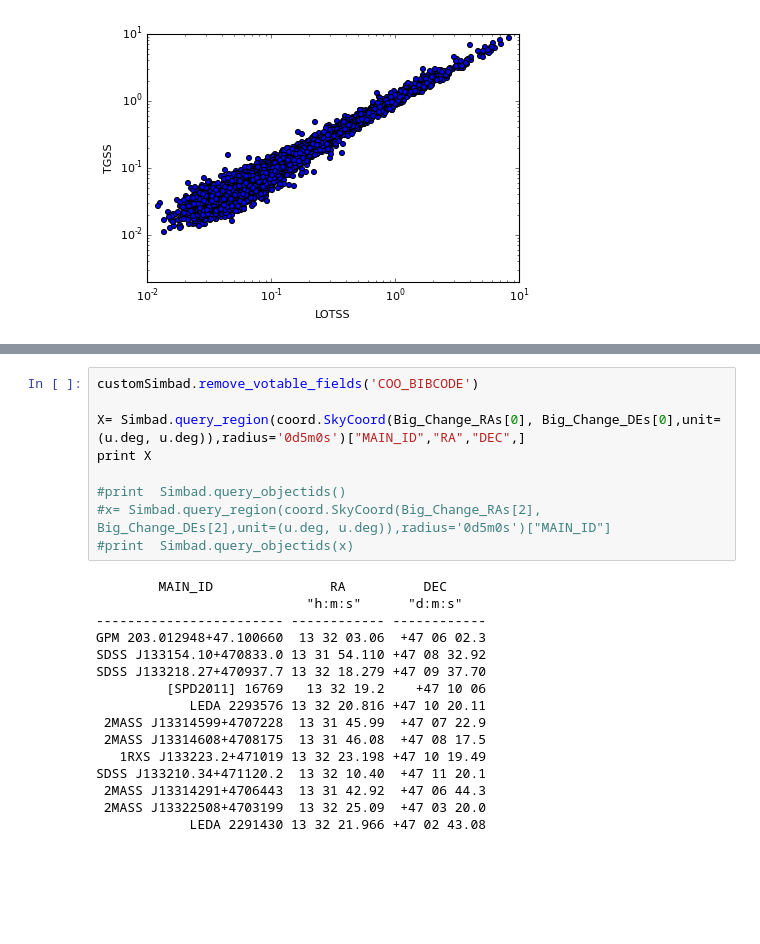
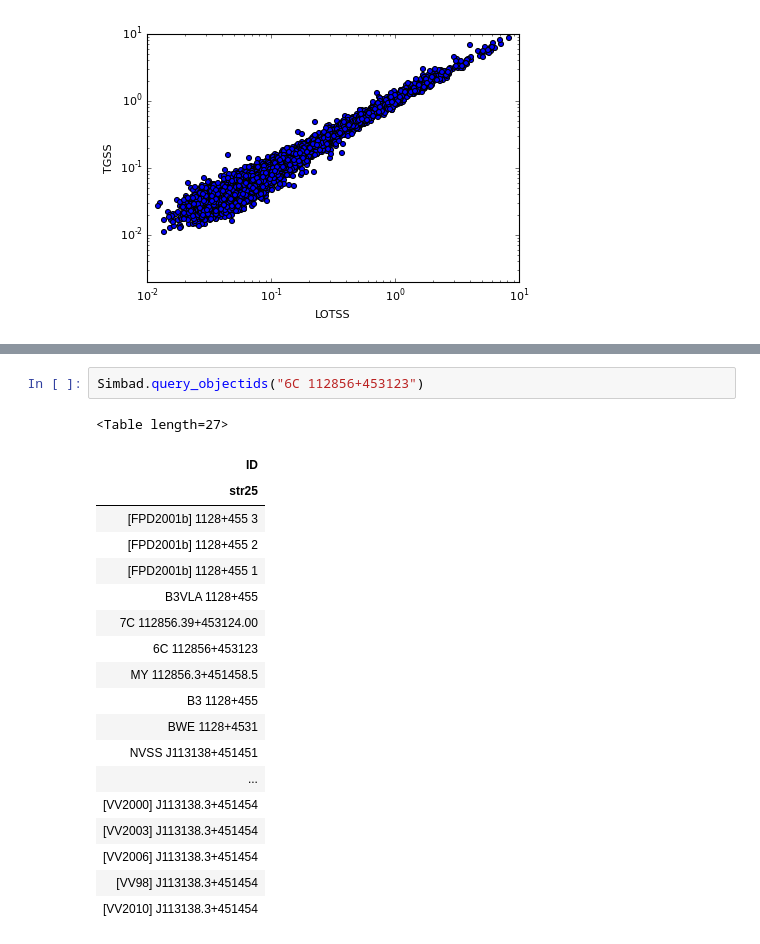
Before and after one commit to niallb96/lofar, a Jupyter notebook: LOTSS_VS_TGSS.ipynb, the cells around one changed output, grey strips where cells are left out. Drawn from its saved outputs; the diff is of its cells as text; blank space fills up the shorter version.

```diff
--- a/LOTSS_VS_TGSS.ipynb
+++ b/LOTSS_VS_TGSS.ipynb
@@ -308,28 +479,25 @@ Coordinates: 193.77652 46.69134
-# %%
-customSimbad.remove_votable_fields('COO_BIBCODE')
-
-X= Simbad.query_region(coord.SkyCoord(Big_Change_RAs[0], Big_Change_DEs[0],unit=(u.deg, u.deg)),radius='0d5m0s')["MAIN_ID","RA","DEC",]
-print X
-
-#print  Simbad.query_objectids()
-#x= Simbad.query_region(coord.SkyCoord(Big_Change_RAs[2], Big_Change_DEs[2],unit=(u.deg, u.deg)),radius='0d5m0s')["MAIN_ID"]
-#print  Simbad.query_objectids(x)
-# %% [output]
-        MAIN_ID               RA          DEC
-                           "h:m:s"      "d:m:s"
------------------------- ------------ ------------
-GPM 203.012948+47.100660  13 32 03.06  +47 06 02.3
-SDSS J133154.10+470833.0 13 31 54.110 +47 08 32.92
-SDSS J133218.27+470937.7 13 32 18.279 +47 09 37.70
-         [SPD2011] 16769   13 32 19.2    +47 10 06
-            LEDA 2293576 13 32 20.816 +47 10 20.11
- 2MASS J13314599+4707228  13 31 45.99  +47 07 22.9
- 2MASS J13314608+4708175  13 31 46.08  +47 08 17.5
-   1RXS J133223.2+471019 13 32 23.198 +47 10 19.49
-SDSS J133210.34+471120.2  13 32 10.40  +47 11 20.1
- 2MASS J13314291+4706443  13 31 42.92  +47 06 44.3
- 2MASS J13322508+4703199  13 32 25.09  +47 03 20.0
-            LEDA 2291430 13 32 21.966 +47 02 43.08
+# %%
+Simbad.query_objectids("6C 112856+453123")
+# %% [output]
+<Table length=27>
+| ID |
+| str25 |
+| [FPD2001b] 1128+455 3 |
+| [FPD2001b] 1128+455 2 |
+| [FPD2001b] 1128+455 1 |
+| B3VLA 1128+455 |
+| 7C 112856.39+453124.00 |
+| 6C 112856+453123 |
+| MY 112856.3+451458.5 |
+| B3 1128+455 |
+| BWE 1128+4531 |
+| NVSS J113138+451451 |
+| ... |
+| [VV2000] J113138.3+451454 |
+| [VV2003] J113138.3+451454 |
+| [VV2006] J113138.3+451454 |
+| [VV98] J113138.3+451454 |
+| [VV2010] J113138.3+451454 |
 # %%
 #This displays image of a correlated source
 
```
Also changed, not shown: parts of 3 cells of this notebook.
